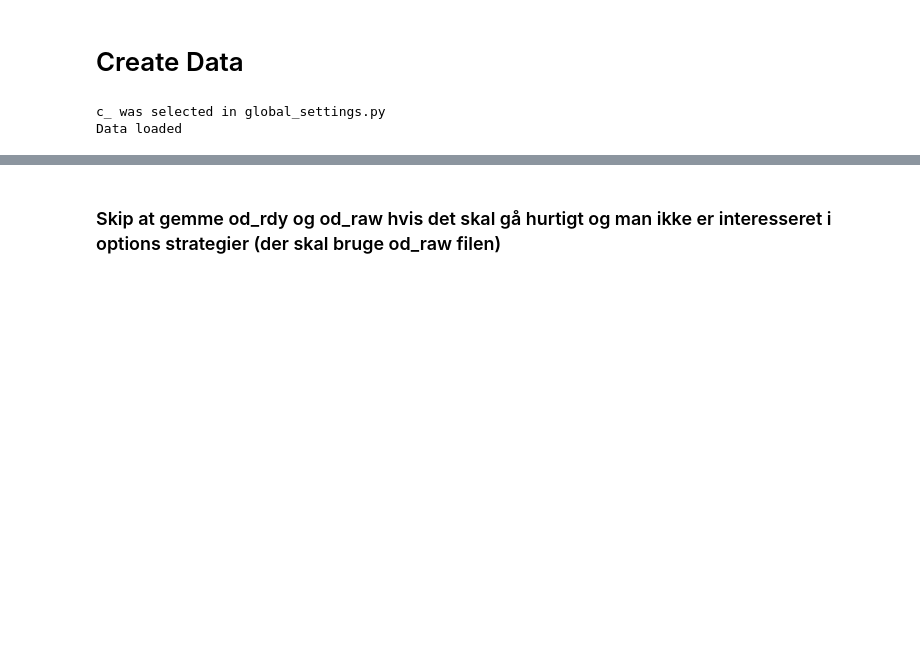
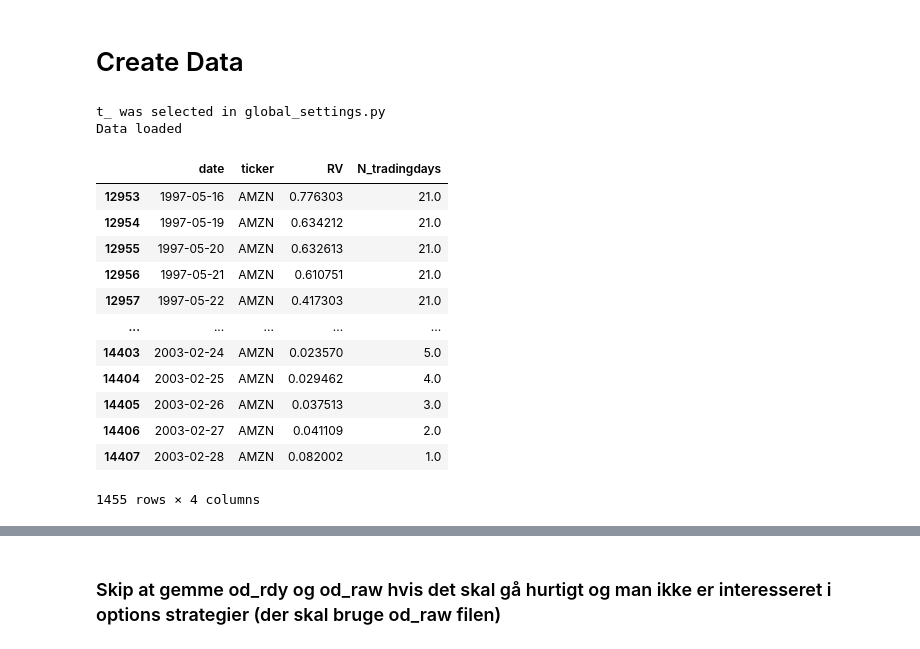
Before and after one commit to MadsHebsgaard/volpy, a Jupyter notebook: axel work.ipynb, the cells around one changed output, grey strips where cells are left out. Saved outputs shown, nothing was run; the diff lists cells and outputs as text; code cells hidden in the pictures; blank space fills up the shorter version.

Commit message:
updated RV func to adapt new t/c date convention

```diff
--- a/axel work.ipynb
+++ b/axel work.ipynb
@@ -35,7 +35,7 @@ importlib.reload(table_lib)
 
 
 IV_type = "om" # om = OptionMetrics IV, "bid"/"ask"/"mid" price
-om_folder = "i2s1_full_v2" #i4s4_CW, SPX_short
+om_folder = "i4s4_CW" #i4s4_CW, SPX_short
 ticker_list = None #["SPX", "OEX"]
 
 # Load data and clean
@@ -47,8 +47,24 @@ summary_dly_df, od_rdy = load_clean_lib.create_summary_dly_df(od, returns_and_pr
 summary_dly_df = vp.interpolate_swaps_and_returns(summary_dly_df)
 summary_dly_df = summary_dly_df.reset_index()
 # %% [output]
-c_ was selected in global_settings.py
+t_ was selected in global_settings.py
 Data loaded
+# %%
+summary_dly_df[(summary_dly_df['ticker']=="AMZN")][['date','ticker','RV','N_tradingdays']].dropna()
+# %% [output]
+|  | date | ticker | RV | N_tradingdays |
+| 12953 | 1997-05-16 | AMZN | 0.776303 | 21.0 |
+| 12954 | 1997-05-19 | AMZN | 0.634212 | 21.0 |
+| 12955 | 1997-05-20 | AMZN | 0.632613 | 21.0 |
+| 12956 | 1997-05-21 | AMZN | 0.610751 | 21.0 |
+| 12957 | 1997-05-22 | AMZN | 0.417303 | 21.0 |
+| ... | ... | ... | ... | ... |
+| 14403 | 2003-02-24 | AMZN | 0.023570 | 5.0 |
+| 14404 | 2003-02-25 | AMZN | 0.029462 | 4.0 |
+| 14405 | 2003-02-26 | AMZN | 0.037513 | 3.0 |
+| 14406 | 2003-02-27 | AMZN | 0.041109 | 2.0 |
+| 14407 | 2003-02-28 | AMZN | 0.082002 | 1.0 |
+1455 rows × 4 columns
 # %%
 summary_dly_df.groupby("ticker").mean(numeric_only=True)
 # %% [output]
```
Also changed, not shown: parts of 4 cells of this notebook, 1 other file.
